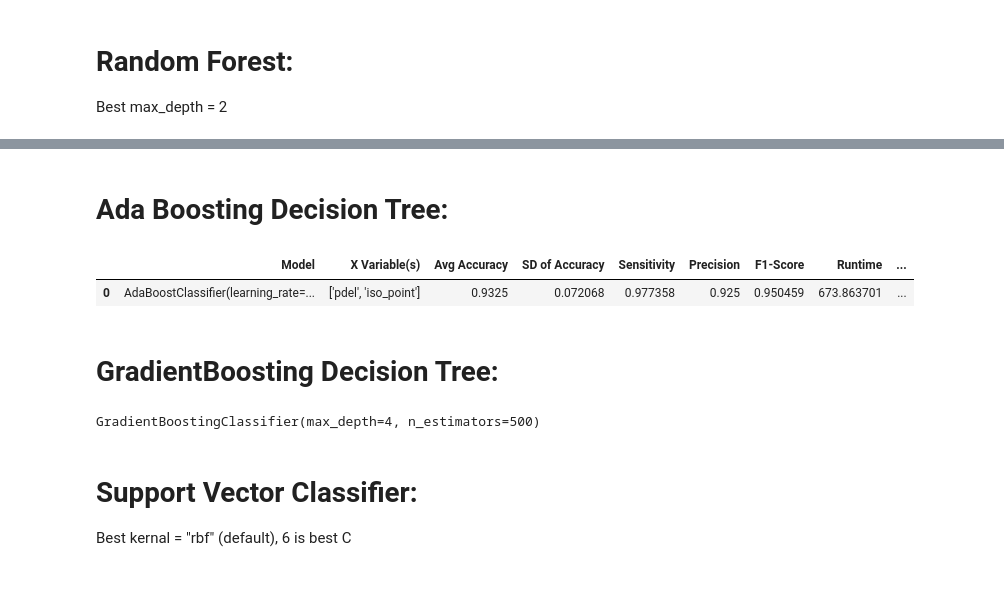
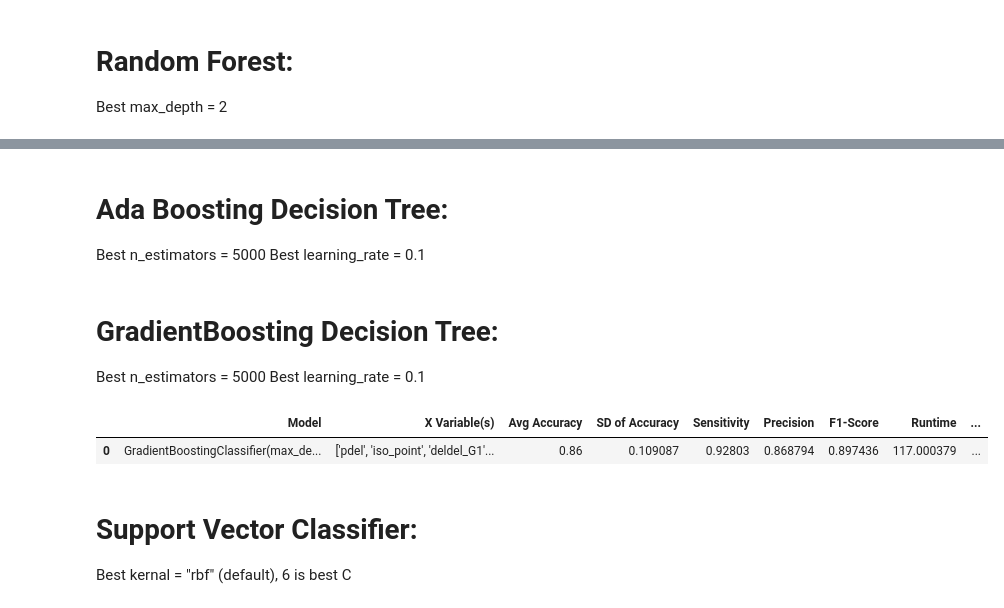
Before and after one commit to elainexliu/SVSM_Biotech2021, a Jupyter notebook: Universal ML Functions.ipynb, the cells around one changed output, grey strips where cells are left out. Drawn from its saved outputs; the diff is of its cells as text; code cells hidden in the pictures; blank space fills up the shorter version.

Commit message:
organized the variables

```diff
--- a/Universal ML Functions.ipynb
+++ b/Universal ML Functions.ipynb
@@ -529,8 +520,7 @@ ML_summary(["pdel","iso_point","deldel_G1","deldel_G2","deldel_G3","positionAA_n
 | 0 | RandomForestClassifier(max_depth=2) | ['pdel', 'iso_point', 'deldel_G1'... | 0.8875 | 0.084224 | 0.975806 | 0.86121 | 0.914934 | 13.268733 | ... |
 # %% [markdown]
 # Ada Boosting Decision Tree:
+Best n_estimators = 5000
+Best learning_rate = 0.1
 # %%
-ML_compare_variables([AdaBoostClassifier(n_estimators=5000, learning_rate = 0.05)],[["pdel","iso_point"]])
+ML_compare_variables([AdaBoostClassifier(n_estimators=5000, learning_rate = 0.1)],[["pdel","iso_point","deldel_G1","deldel_G2","deldel_G3","positionAA_num","solv_area","evo_age"]])
-# %% [output]
-|  | Model | X Variable(s) | Avg Accuracy | SD of Accuracy | Sensitivity | Precision | F1-Score | Runtime | ... |
-| 0 | AdaBoostClassifier(learning_rate=... | ['pdel', 'iso_point'] | 0.9325 | 0.072068 | 0.977358 | 0.925 | 0.950459 | 673.863701 | ... |
@@ -537,6 +554,9 @@ ML_compare_variables([AdaBoostClassifier(n_estimators=5000, learning_rate = 0.05
 # %% [markdown]
 # GradientBoosting Decision Tree:
+Best n_estimators = 5000
+Best learning_rate = 0.1
 # %%
-GradientBoostingClassifier(n_estimators = 500, learning_rate = 0.1, max_depth = 4)
+ML_compare_variables([GradientBoostingClassifier(n_estimators = 5000, learning_rate = 0.1, max_depth = 4)],[["pdel","iso_point","deldel_G1","deldel_G2","deldel_G3","positionAA_num","solv_area","evo_age"]])
 # %% [output]
-GradientBoostingClassifier(max_depth=4, n_estimators=500)
+|  | Model | X Variable(s) | Avg Accuracy | SD of Accuracy | Sensitivity | Precision | F1-Score | Runtime | ... |
+| 0 | GradientBoostingClassifier(max_de... | ['pdel', 'iso_point', 'deldel_G1'... | 0.86 | 0.109087 | 0.92803 | 0.868794 | 0.897436 | 117.000379 | ... |
```
Also changed, not shown: parts of 20 cells of this notebook.
